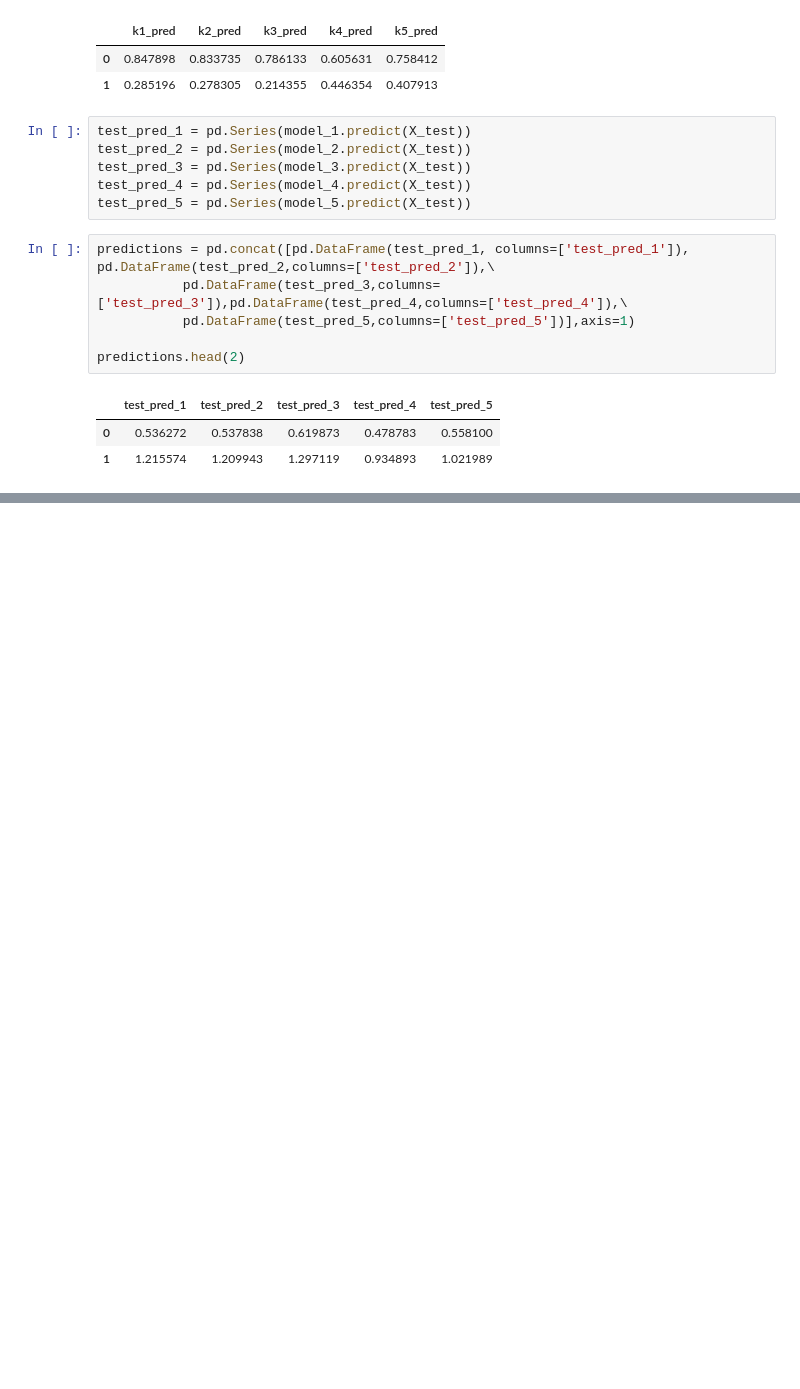
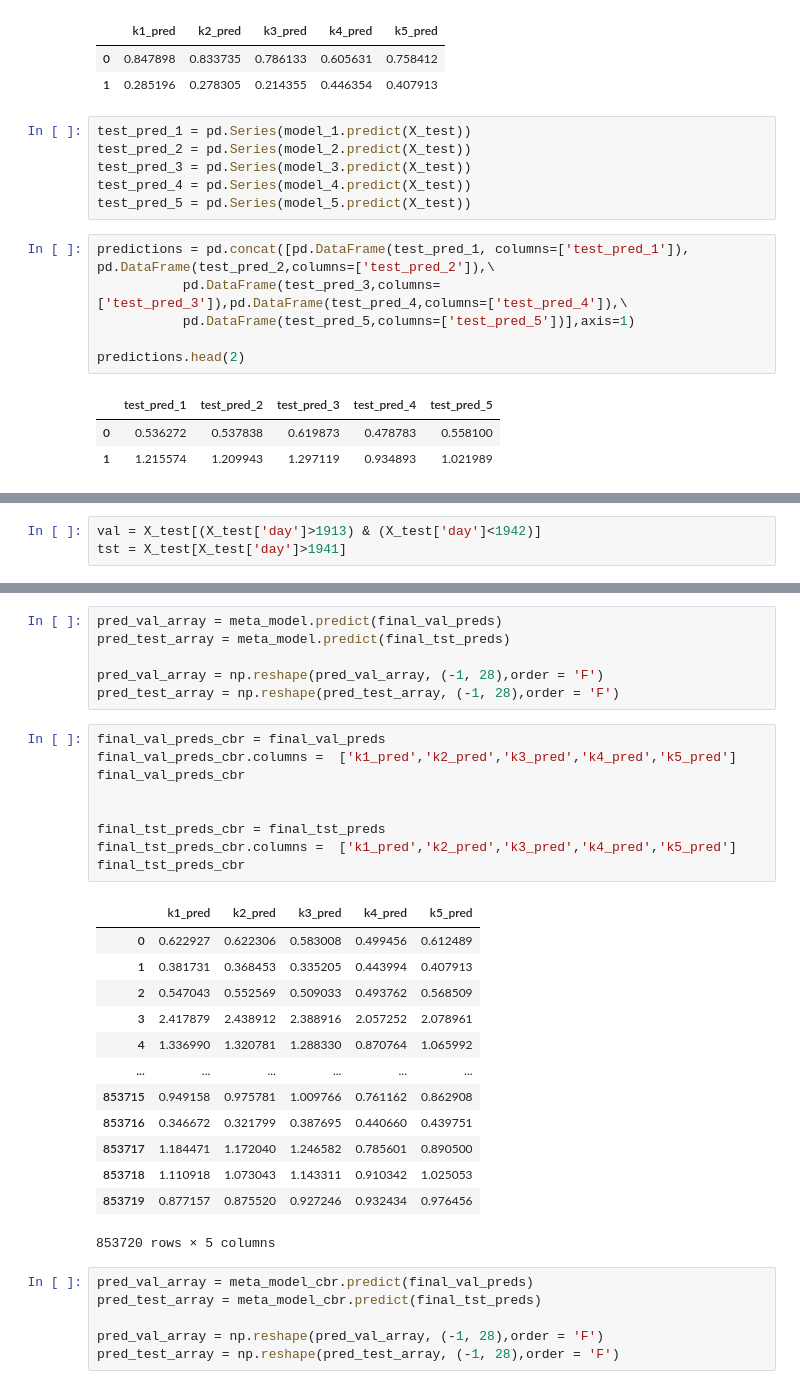
Before and after one commit to vence-andersen/M5-Forecasting-Accuracy, a Jupyter notebook: Ensemble_Model.ipynb, the cells around one changed output, grey strips where cells are left out. Cells and saved outputs as stored; diff of their text form; blank space fills up the shorter version.

```diff
--- a/Ensemble_Model.ipynb
+++ b/Ensemble_Model.ipynb
@@ -383,0 +475,3 @@ KeyboardInterrupt: ignored
+# %%
+val = X_test[(X_test['day']>1913) & (X_test['day']<1942)]
+tst = X_test[X_test['day']>1941]
@@ -383,0 +513,35 @@ KeyboardInterrupt: ignored
+# %%
+pred_val_array = meta_model.predict(final_val_preds)
+pred_test_array = meta_model.predict(final_tst_preds)
+
+pred_val_array = np.reshape(pred_val_array, (-1, 28),order = 'F')
+pred_test_array = np.reshape(pred_test_array, (-1, 28),order = 'F')
+# %%
+final_val_preds_cbr = final_val_preds
+final_val_preds_cbr.columns =  ['k1_pred','k2_pred','k3_pred','k4_pred','k5_pred']
+final_val_preds_cbr
+
+
+final_tst_preds_cbr = final_tst_preds
+final_tst_preds_cbr.columns =  ['k1_pred','k2_pred','k3_pred','k4_pred','k5_pred']
+final_tst_preds_cbr
+# %% [output]
+|  | k1_pred | k2_pred | k3_pred | k4_pred | k5_pred |
+| 0 | 0.622927 | 0.622306 | 0.583008 | 0.499456 | 0.612489 |
+| 1 | 0.381731 | 0.368453 | 0.335205 | 0.443994 | 0.407913 |
+| 2 | 0.547043 | 0.552569 | 0.509033 | 0.493762 | 0.568509 |
+| 3 | 2.417879 | 2.438912 | 2.388916 | 2.057252 | 2.078961 |
+| 4 | 1.336990 | 1.320781 | 1.288330 | 0.870764 | 1.065992 |
+| ... | ... | ... | ... | ... | ... |
+| 853715 | 0.949158 | 0.975781 | 1.009766 | 0.761162 | 0.862908 |
+| 853716 | 0.346672 | 0.321799 | 0.387695 | 0.440660 | 0.439751 |
+| 853717 | 1.184471 | 1.172040 | 1.246582 | 0.785601 | 0.890500 |
+| 853718 | 1.110918 | 1.073043 | 1.143311 | 0.910342 | 1.025053 |
+| 853719 | 0.877157 | 0.875520 | 0.927246 | 0.932434 | 0.976456 |
+853720 rows × 5 columns
+# %%
+pred_val_array = meta_model_cbr.predict(final_val_preds)
+pred_test_array = meta_model_cbr.predict(final_tst_preds)
+
+pred_val_array = np.reshape(pred_val_array, (-1, 28),order = 'F')
+pred_test_array = np.reshape(pred_test_array, (-1, 28),order = 'F')
```
Also changed, not shown: parts of 14 cells of this notebook.
